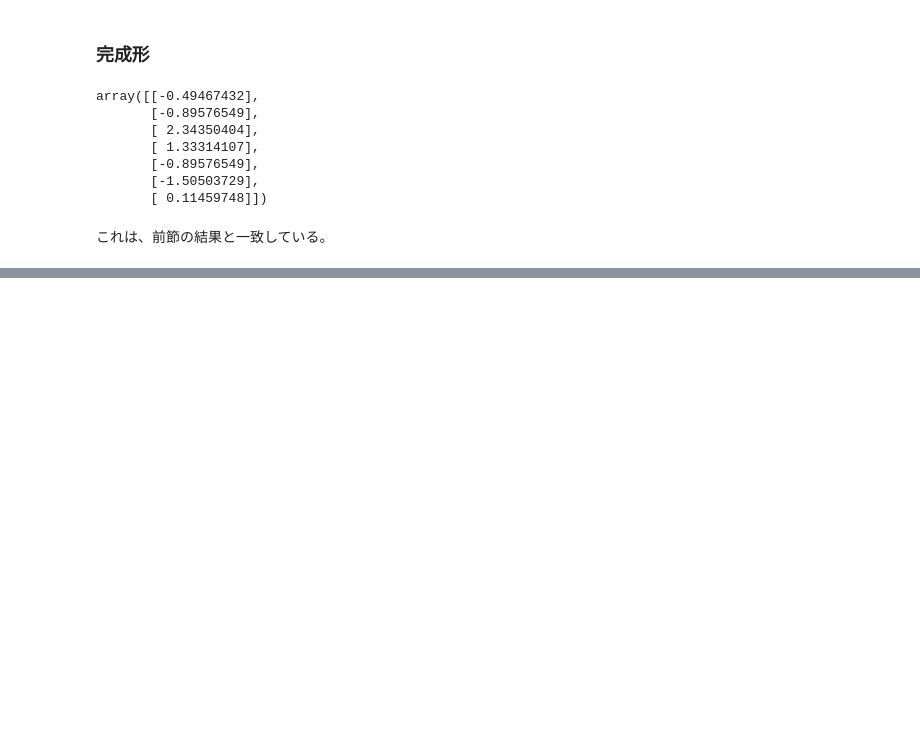
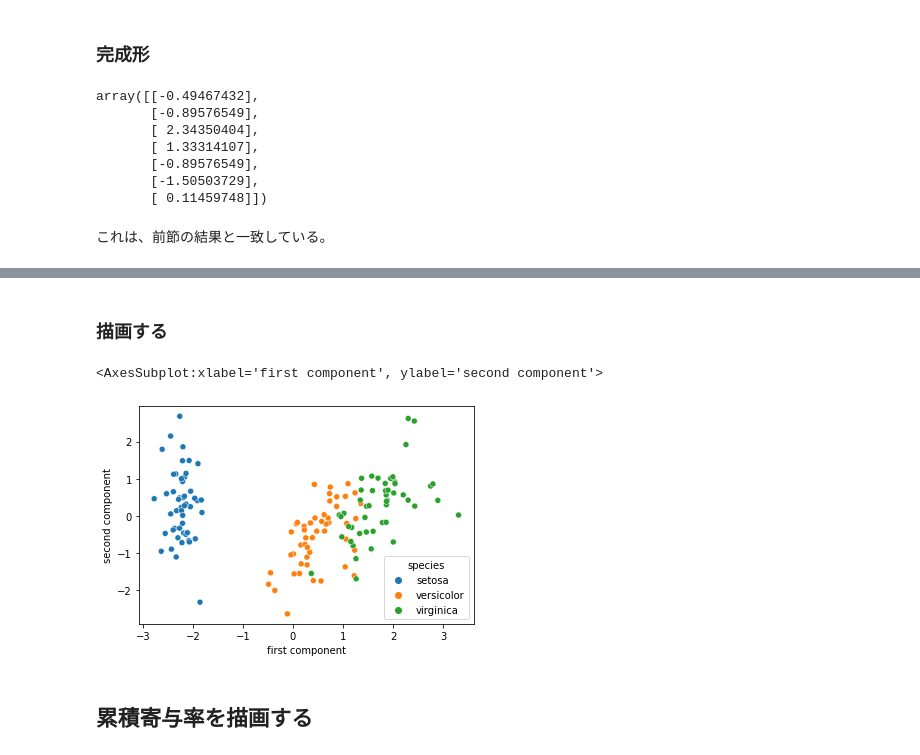
Before and after one commit to Masuo-4/MachineLearning, a Jupyter notebook: PCA(主成分分析).ipynb, the cells around one changed output, grey strips where cells are left out. Saved outputs shown, nothing was run; the diff lists cells and outputs as text; code cells hidden in the pictures; blank space fills up the shorter version.

```diff
--- a/PCA(主成分分析).ipynb
+++ b/PCA(主成分分析).ipynb
@@ -227 +238,13 @@ array([[-0.49467432],
+# %%
+import seaborn as sns
+import numpy as np
+import pandas as pd
+from sklearn.preprocessing import StandardScaler
+
+df = sns.load_dataset("iris")
+y_col = "species"
+X = df.loc[:, df.columns!=y_col]
+y = df[y_col]
+# 標準化
+X_scaled = StandardScaler().fit_transform(X)
 # %% [markdown]
@@ -230,0 +252,3 @@ array([[-0.49467432],
+# %%
+from sklearn.decomposition import PCA
+X_pc = PCA(n_components=2).fit_transform(X_scaled)
@@ -230,0 +257,5 @@ array([[-0.49467432],
+# %%
+y = df[y_col].values
+y = y.reshape(-1, 1)
+df_pc = pd.DataFrame(np.concatenate([X_pc, y], axis=1), columns=["first component", "second component", "species"])
+df_pc
@@ -230,0 +276,9 @@ array([[-0.49467432],
+# %% [markdown]
+### 描画する
+# %%
+sns.scatterplot(x="first component", y="second component", hue="species", data=df_pc)
+# %% [output]
+<AxesSubplot:xlabel='first component', ylabel='second component'>
+[figure, added]
+# %% [markdown]
+## 累積寄与率を描画する
```
Also changed, not shown: parts of 34 cells of this notebook.
